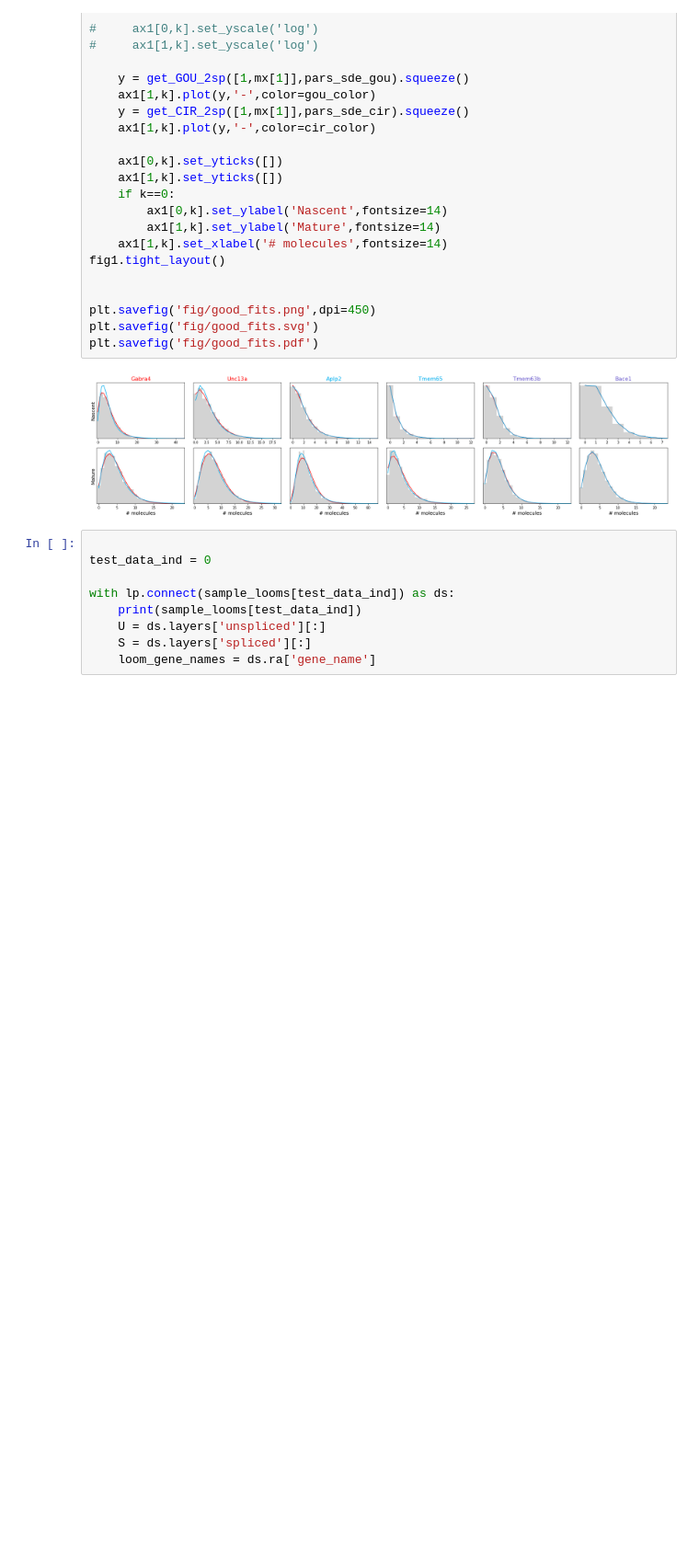
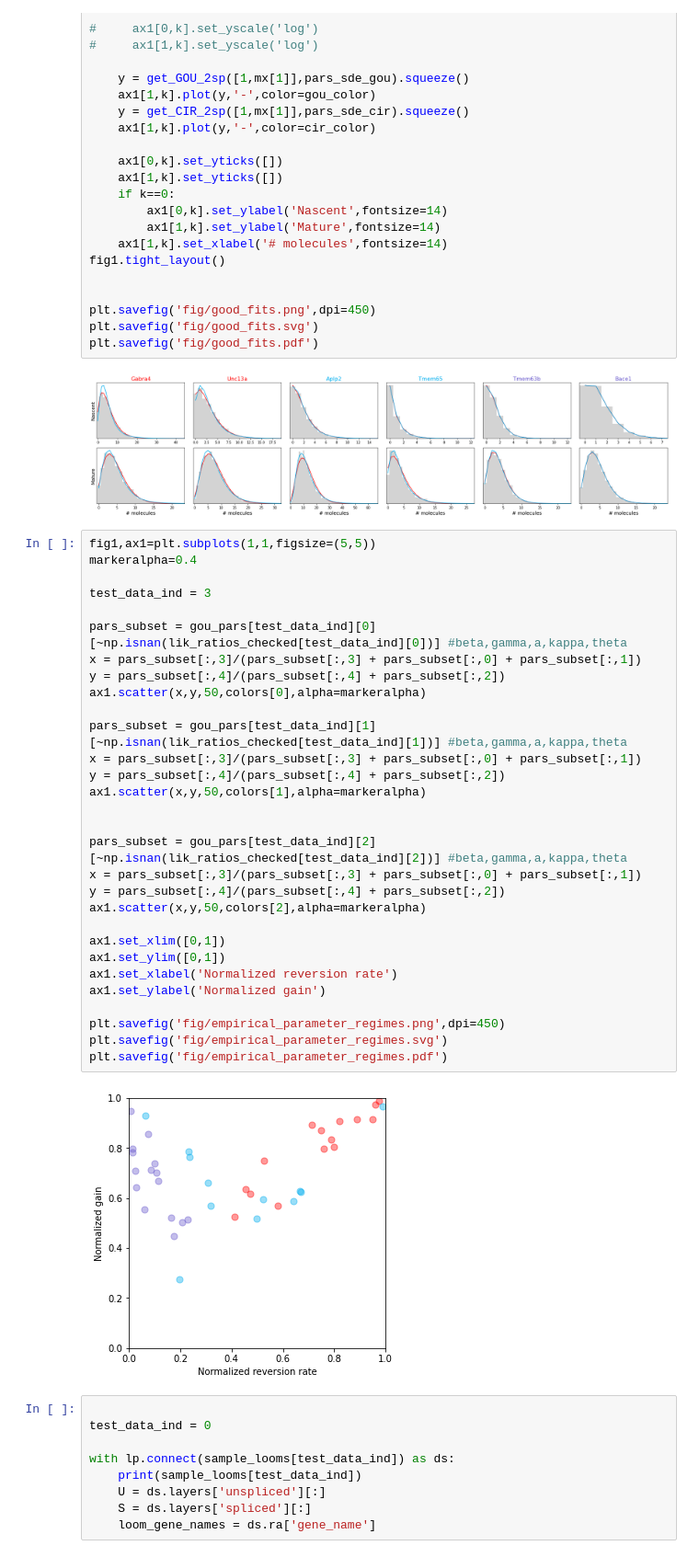
Before and after one commit to pachterlab/GVFP_2021, a Jupyter notebook: figure_4_notebook.ipynb, the cells around one changed output. Shown at 92% size. Cells and saved outputs as stored; diff of their text form; blank space fills up the shorter version.

Commit message:
param values

```diff
--- a/figure_4_notebook.ipynb
+++ b/figure_4_notebook.ipynb
@@ -987,6 +987,38 @@ plt.savefig('fig/good_fits.svg')
 plt.savefig('fig/good_fits.pdf')
 # %% [output]
 [figure]
+# %%
+fig1,ax1=plt.subplots(1,1,figsize=(5,5))
+markeralpha=0.4
+
+test_data_ind = 3
+
+pars_subset = gou_pars[test_data_ind][0][~np.isnan(lik_ratios_checked[test_data_ind][0])] #beta,gamma,a,kappa,theta
+x = pars_subset[:,3]/(pars_subset[:,3] + pars_subset[:,0] + pars_subset[:,1])
+y = pars_subset[:,4]/(pars_subset[:,4] + pars_subset[:,2])
+ax1.scatter(x,y,50,colors[0],alpha=markeralpha)
+
+pars_subset = gou_pars[test_data_ind][1][~np.isnan(lik_ratios_checked[test_data_ind][1])] #beta,gamma,a,kappa,theta
+x = pars_subset[:,3]/(pars_subset[:,3] + pars_subset[:,0] + pars_subset[:,1])
+y = pars_subset[:,4]/(pars_subset[:,4] + pars_subset[:,2])
+ax1.scatter(x,y,50,colors[1],alpha=markeralpha)
+
+
+pars_subset = gou_pars[test_data_ind][2][~np.isnan(lik_ratios_checked[test_data_ind][2])] #beta,gamma,a,kappa,theta
+x = pars_subset[:,3]/(pars_subset[:,3] + pars_subset[:,0] + pars_subset[:,1])
+y = pars_subset[:,4]/(pars_subset[:,4] + pars_subset[:,2])
+ax1.scatter(x,y,50,colors[2],alpha=markeralpha)
+
+ax1.set_xlim([0,1])
+ax1.set_ylim([0,1])
+ax1.set_xlabel('Normalized reversion rate')
+ax1.set_ylabel('Normalized gain')
+
+plt.savefig('fig/empirical_parameter_regimes.png',dpi=450)
+plt.savefig('fig/empirical_parameter_regimes.svg')
+plt.savefig('fig/empirical_parameter_regimes.pdf')
+# %% [output]
+[figure, added]
 # %%
 
 test_data_ind = 0
```
Also changed, not shown: 3 other files.
